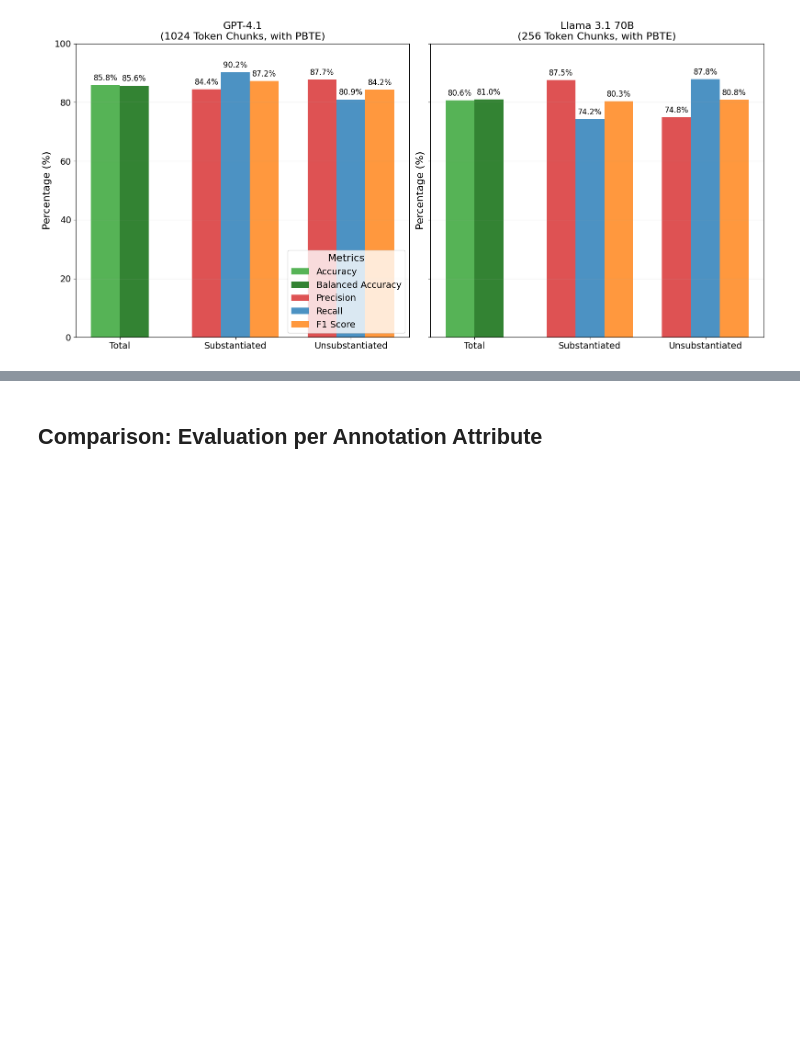
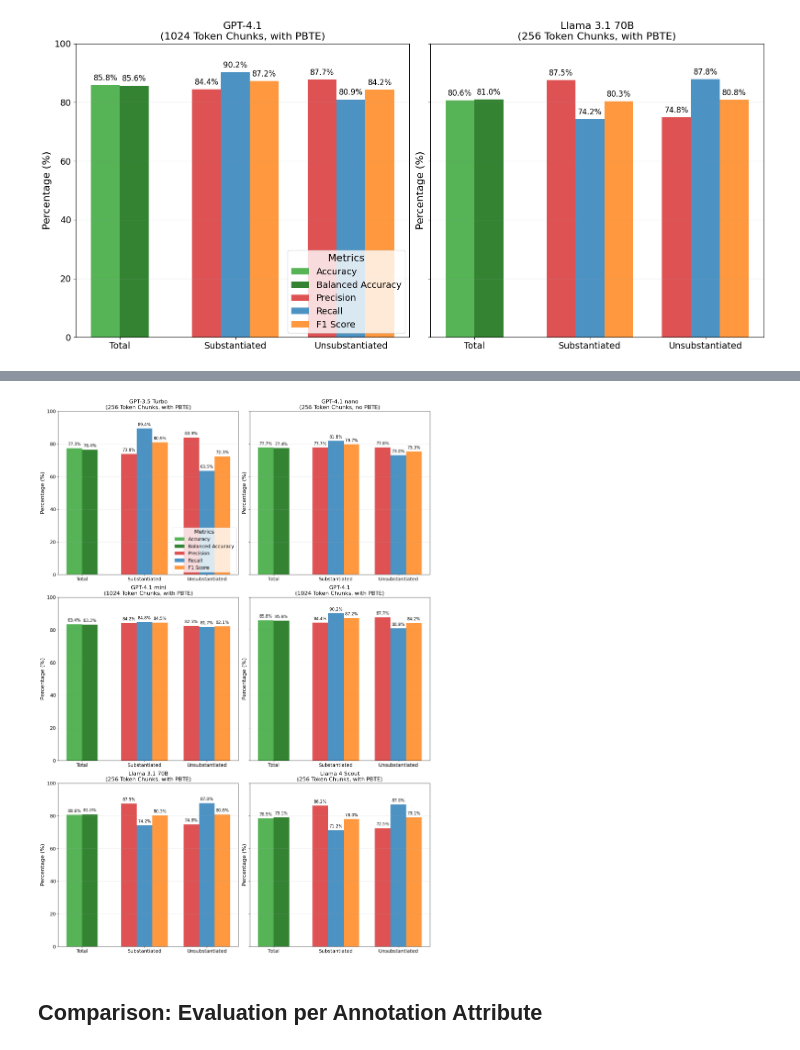
Before and after one commit to insabelter/citation-verification, a Jupyter notebook: notebooks/07_results_evaluation_and_visualisation.ipynb, the cells around one changed output, grey strips where cells are left out. Cells and saved outputs as stored; diff of their text form; code cells hidden in the pictures; blank space fills up the shorter version.

Commit message:
master thesis plots annotation attribute value distributions

```diff
--- a/notebooks/07_results_evaluation_and_visualisation.ipynb
+++ b/notebooks/07_results_evaluation_and_visualisation.ipynb
@@ -110,0 +138,7 @@ show_metrics_per_label(model_results, "", save_title="detailed_metrics_best_llam
+# %%
+# GPT-3.5 Turbo
+chunking = "256_20"
+only_text = True
+model = "gpt-3.5-turbo-0125"
+df_gpt = load_df_for_analysis(chunking, only_text, model)
+results_gpt_35_turbo = eval_predictions(df_gpt, include_relabelled_partially=True)
@@ -110,0 +149,25 @@ show_metrics_per_label(model_results, "", save_title="detailed_metrics_best_llam
+# %%
+# GPT-4.1 nano
+chunking = "256_20"
+only_text = False
+model = "gpt-4.1-nano-2025-04-14"
+df_gpt = load_df_for_analysis(chunking, only_text, model)
+results_gpt_41_nano = eval_predictions(df_gpt, include_relabelled_partially=True)
+# %%
+# GPT-4.1 mini
+chunking = "1024_20"
+only_text = True
+model = "gpt-4.1-mini-2025-04-14"
+df_gpt = load_df_for_analysis(chunking, only_text, model)
+results_gpt_41_mini = eval_predictions(df_gpt, include_relabelled_partially=True)
+# %%
+other_model_results = {
+    "GPT-3.5 Turbo\n(256 Token Chunks, with PBTE)": results_gpt_35_turbo,
+    "GPT-4.1 nano\n(256 Token Chunks, no PBTE)": results_gpt_41_nano,
+    "GPT-4.1 mini\n(1024 Token Chunks, with PBTE)": results_gpt_41_mini,
+    "GPT-4.1\n(1024 Token Chunks, with PBTE)": results_gpt,
+    "Llama 3.1 70B\n(256 Token Chunks, with PBTE)": results_llama,
+    "Llama 4 Scout\n(256 Token Chunks, with PBTE)": results_llama_4_scout,
+}
+
+display_model_results_table(other_model_results)
@@ -111,3 +183,7 @@ show_metrics_per_label(model_results, "", save_title="detailed_metrics_best_llam
+# %%
+show_metrics_per_label(other_model_results, "", save_title="detailed_metrics_other_llama_gpt_models")
+# %% [output]
+[figure, added]
 # %% [markdown]
 ## Comparison: Evaluation per Annotation Attribute
 # %%
```
Also changed, not shown: parts of 5 cells of this notebook, 12 other files.
